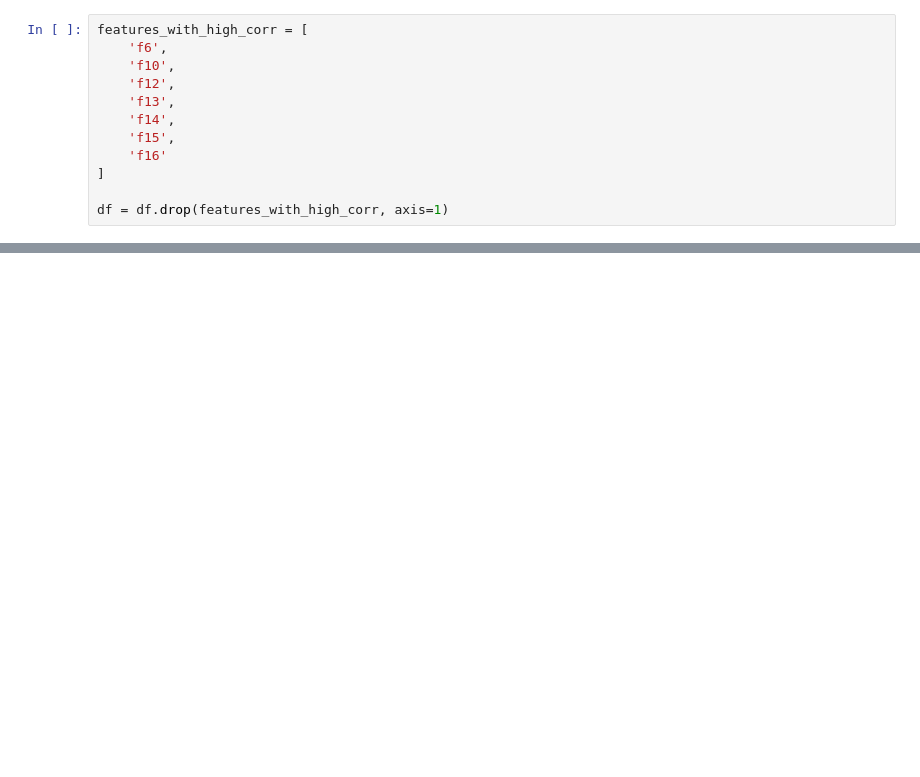
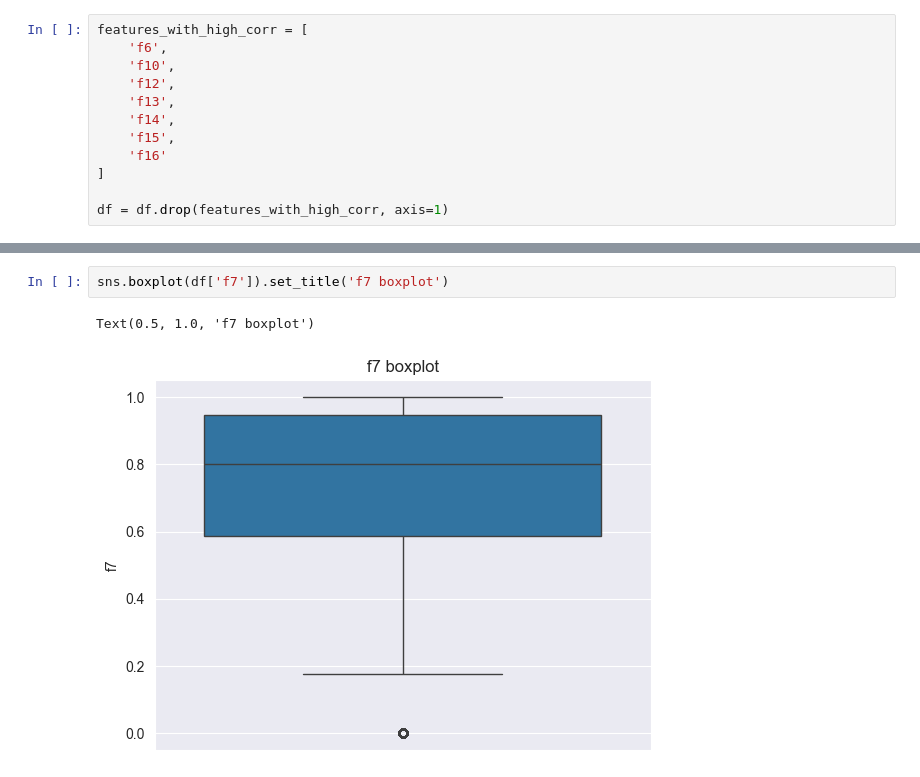
Before and after one commit to ram333n/machine-learning, a Jupyter notebook: lab.ipynb, the cells around one changed output, grey strips where cells are left out. Cells and saved outputs as stored; diff of their text form; blank space fills up the shorter version.

```diff
--- a/lab.ipynb
+++ b/lab.ipynb
@@ -147,0 +162,5 @@ plot_corr_matrix(df)
+# %%
+sns.boxplot(df['f7']).set_title('f7 boxplot')
+# %% [output]
+Text(0.5, 1.0, 'f7 boxplot')
+[figure, added]
```
Also changed, not shown: parts of 17 cells of this notebook.
